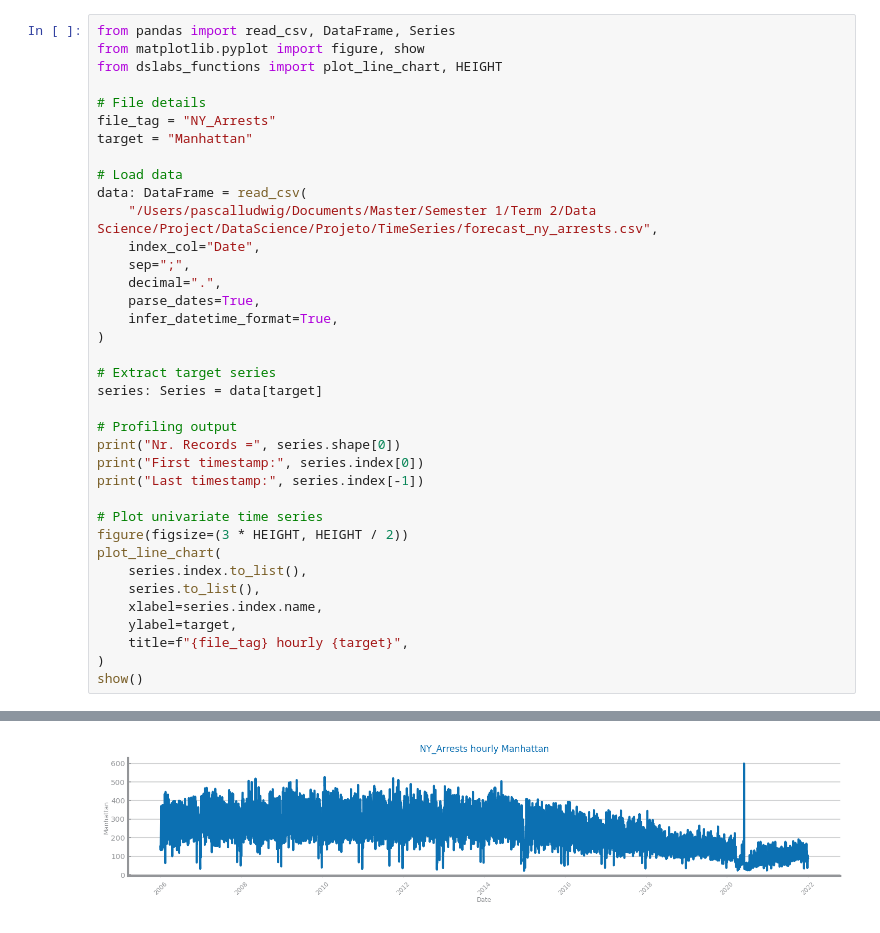
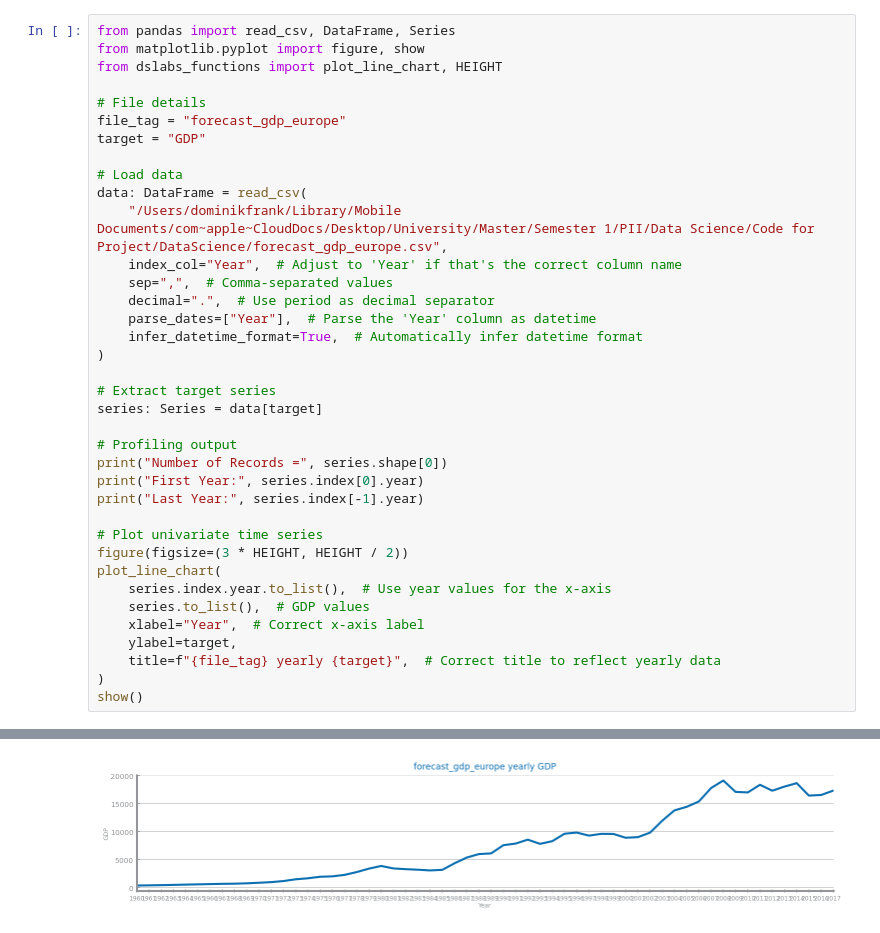
Before and after one commit to freshblaxx/DataScience, a Jupyter notebook: Projeto/TimeSeries/Analysis_gdp_europe/Granulartiy.ipynb, the cells around one changed output, grey strips where cells are left out. Drawn from its saved outputs; the diff is of its cells as text.

```diff
--- a/Projeto/TimeSeries/Analysis_gdp_europe/Granulartiy.ipynb
+++ b/Projeto/TimeSeries/Analysis_gdp_europe/Granulartiy.ipynb
@@ -4,35 +4,35 @@ from matplotlib.pyplot import figure, show
 from dslabs_functions import plot_line_chart, HEIGHT
 
 # File details
-file_tag = "NY_Arrests"
-target = "Manhattan"
+file_tag = "forecast_gdp_europe"
+target = "GDP"
 
 # Load data
 data: DataFrame = read_csv(
-    "/Users/pascalludwig/Documents/Master/Semester 1/Term 2/Data Science/Project/DataScience/Projeto/TimeSeries/forecast_ny_arrests.csv",
-    index_col="Date",
-    sep=";",
-    decimal=".",
-    parse_dates=True,
-    infer_datetime_format=True,
+    "/Users/dominikfrank/Library/Mobile Documents/com~apple~CloudDocs/Desktop/University/Master/Semester 1/PII/Data Science/Code for Project/DataScience/forecast_gdp_europe.csv",
+    index_col="Year",  # Adjust to 'Year' if that's the correct column name
+    sep=",",  # Comma-separated values
+    decimal=".",  # Use period as decimal separator
+    parse_dates=["Year"],  # Parse the 'Year' column as datetime
+    infer_datetime_format=True,  # Automatically infer datetime format
 )
 
 # Extract target series
 series: Series = data[target]
 
 # Profiling output
-print("Nr. Records =", series.shape[0])
-print("First timestamp:", series.index[0])
-print("Last timestamp:", series.index[-1])
+print("Number of Records =", series.shape[0])
+print("First Year:", series.index[0].year)
+print("Last Year:", series.index[-1].year)
 
 # Plot univariate time series
 figure(figsize=(3 * HEIGHT, HEIGHT / 2))
 plot_line_chart(
-    series.index.to_list(),
-    series.to_list(),
-    xlabel=series.index.name,
+    series.index.year.to_list(),  # Use year values for the x-axis
+    series.to_list(),  # GDP values
+    xlabel="Year",  # Correct x-axis label
     ylabel=target,
-    title=f"{file_tag} hourly {target}",
+    title=f"{file_tag} yearly {target}",  # Correct title to reflect yearly data
 )
 show()
 # %% [output]
@@ -42,4 +42,4 @@ Last timestamp: 2021-12-31 00:00:00
-[figure, old version]
+[figure, new version]
 # %%
 from pandas import Series, DataFrame, Index, Period
 from matplotlib.pyplot import figure, show
```
Also changed, not shown: parts of 3 cells of this notebook, 1 other file.
